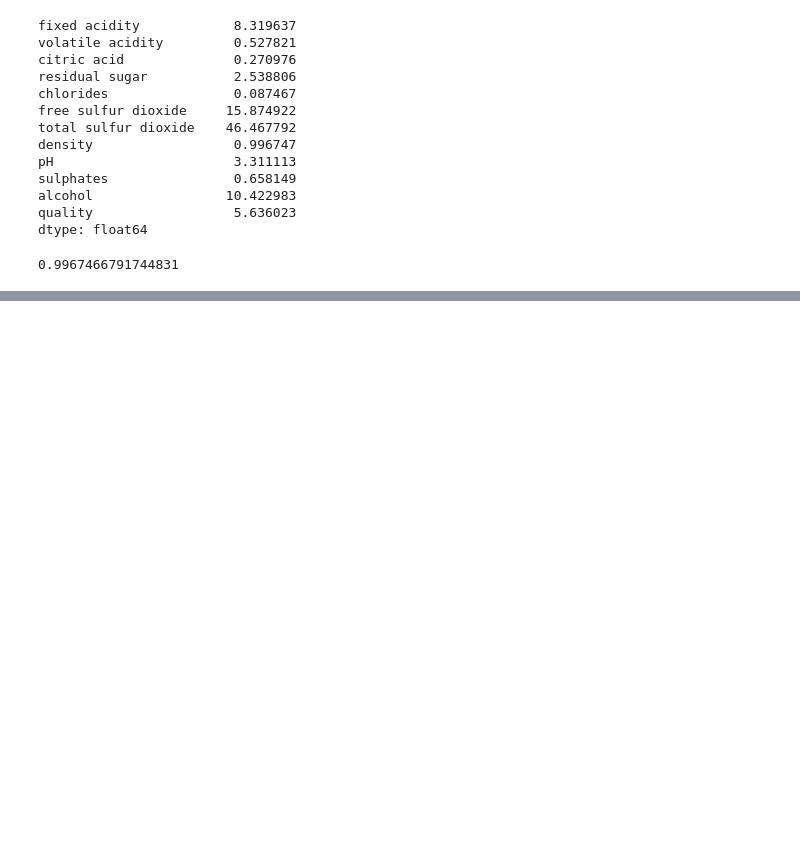
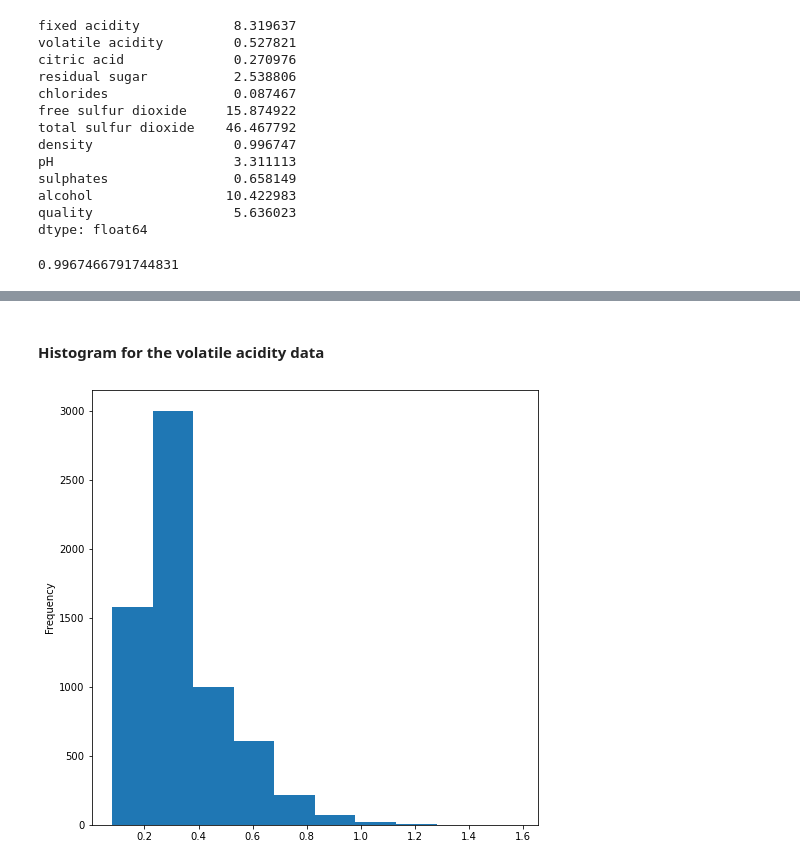
Before and after one commit to Kevson1/Data-Analysis-Case-Study-1, a Jupyter notebook: Wines notebook.ipynb, the cells around one changed output, grey strips where cells are left out. Cells and saved outputs as stored; diff of their text form; code cells hidden in the pictures; blank space fills up the shorter version.

```diff
--- a/Wines notebook.ipynb
+++ b/Wines notebook.ipynb
@@ -192,0 +221,6 @@ wines_df.to_csv('winequality_edited.csv', index=False)
+# %% [markdown]
+#### Histogram for the volatile acidity data
+# %%
+new_wines_df['volatile acidity'].plot(kind='hist', figsize=(8,8));
+# %% [output]
+[figure, added]
```
Also changed, not shown: parts of 47 cells of this notebook.
